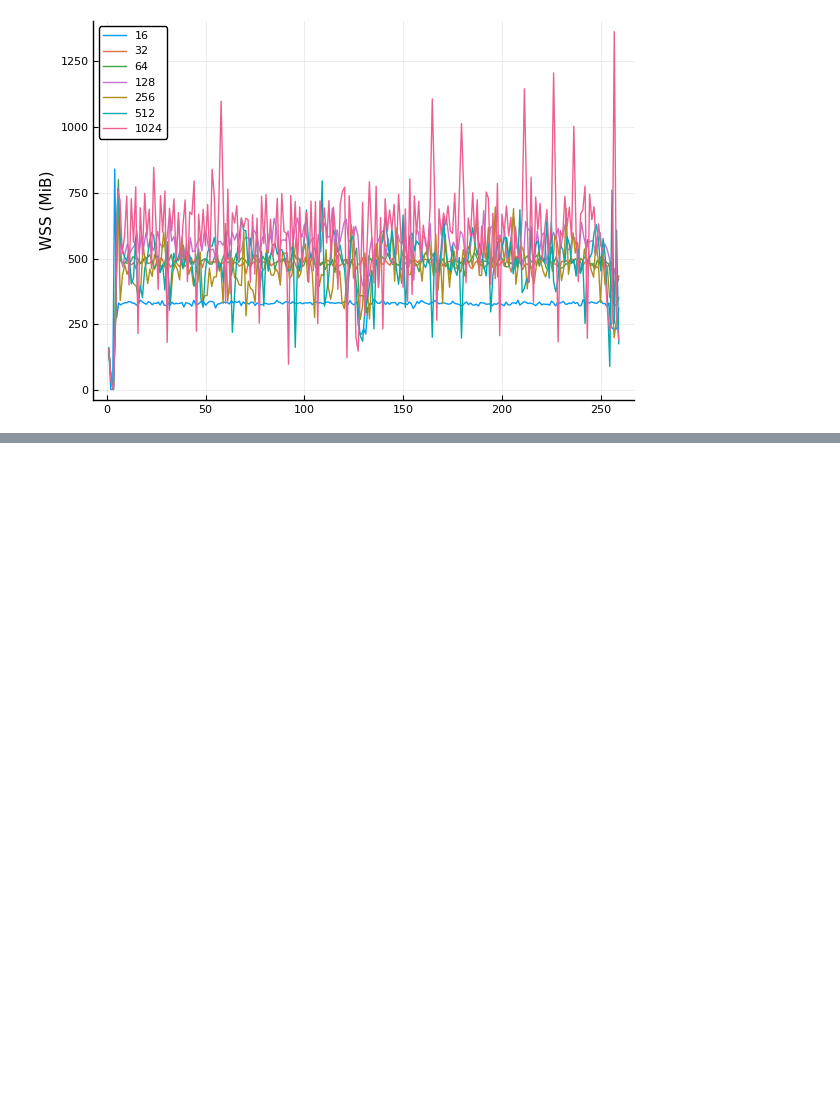
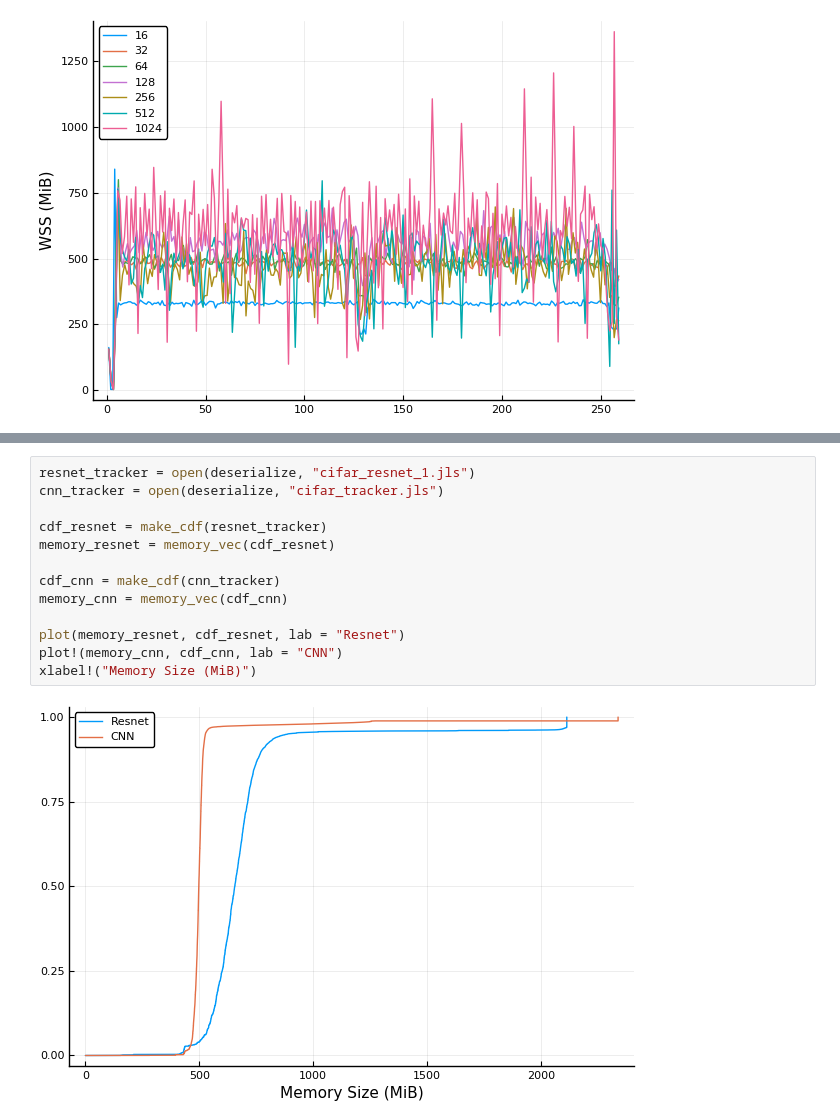
Before and after one commit to darchr/ml-tools, a Jupyter notebook: notebooks/basic_analysis/initial plots.ipynb, the cells around one changed output, grey strips where cells are left out. Cells and saved outputs as stored; diff of their text form; blank space fills up the shorter version.

```diff
--- a/notebooks/initial plots.ipynb
+++ b/notebooks/basic_analysis/initial plots.ipynb
@@ -155,0 +195,15 @@ plot(memories[1:end-2], cdfs[1:end-2])
+# %%
+resnet_tracker = open(deserialize, "cifar_resnet_1.jls")
+cnn_tracker = open(deserialize, "cifar_tracker.jls")
+
+cdf_resnet = make_cdf(resnet_tracker)
+memory_resnet = memory_vec(cdf_resnet)
+
+cdf_cnn = make_cdf(cnn_tracker)
+memory_cnn = memory_vec(cdf_cnn)
+
+plot(memory_resnet, cdf_resnet, lab = "Resnet")
+plot!(memory_cnn, cdf_cnn, lab = "CNN")
+xlabel!("Memory Size (MiB)")
+# %% [output]
+[figure, added]
```
Also changed, not shown: parts of 12 cells of this notebook, 18 other files.
